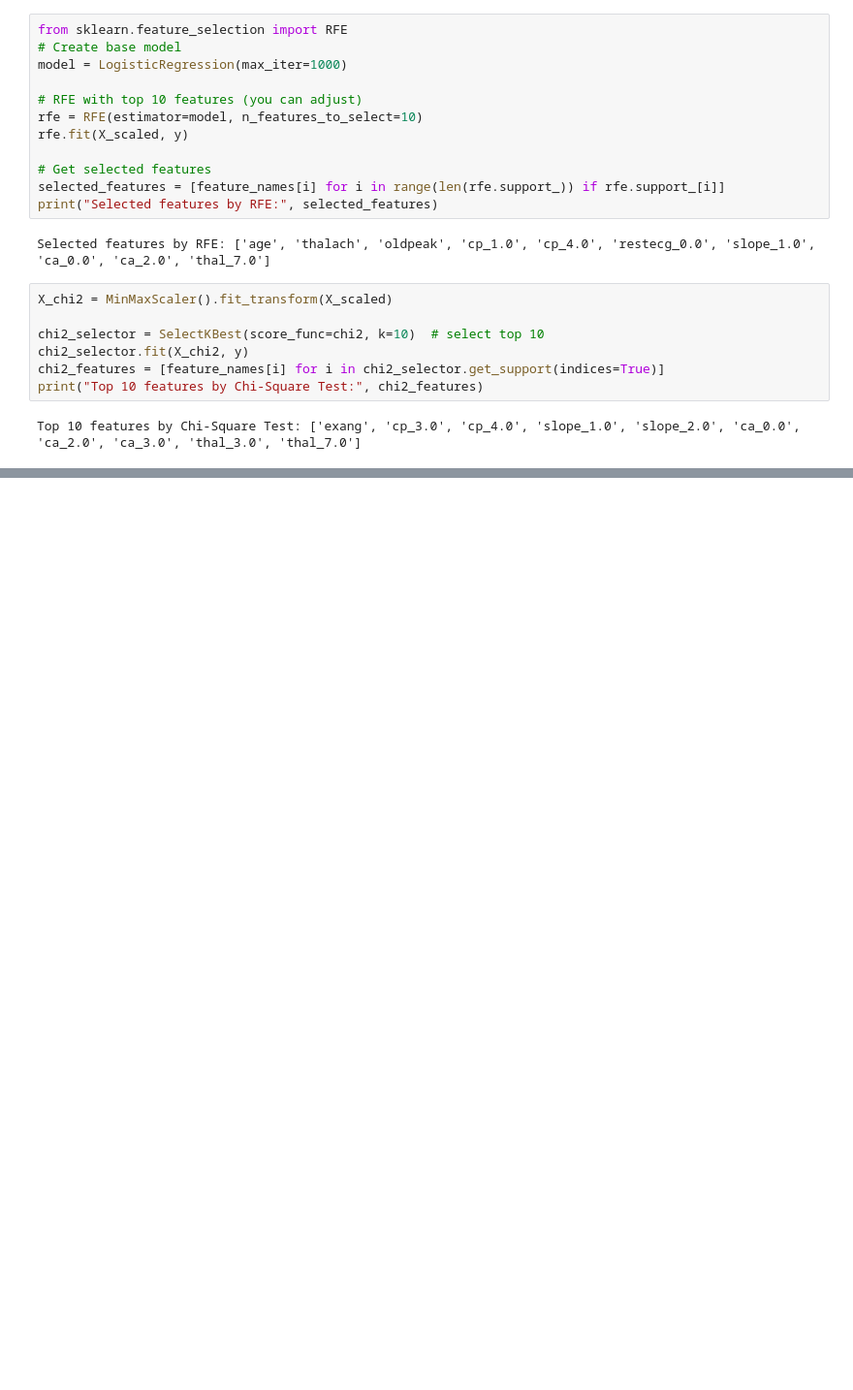
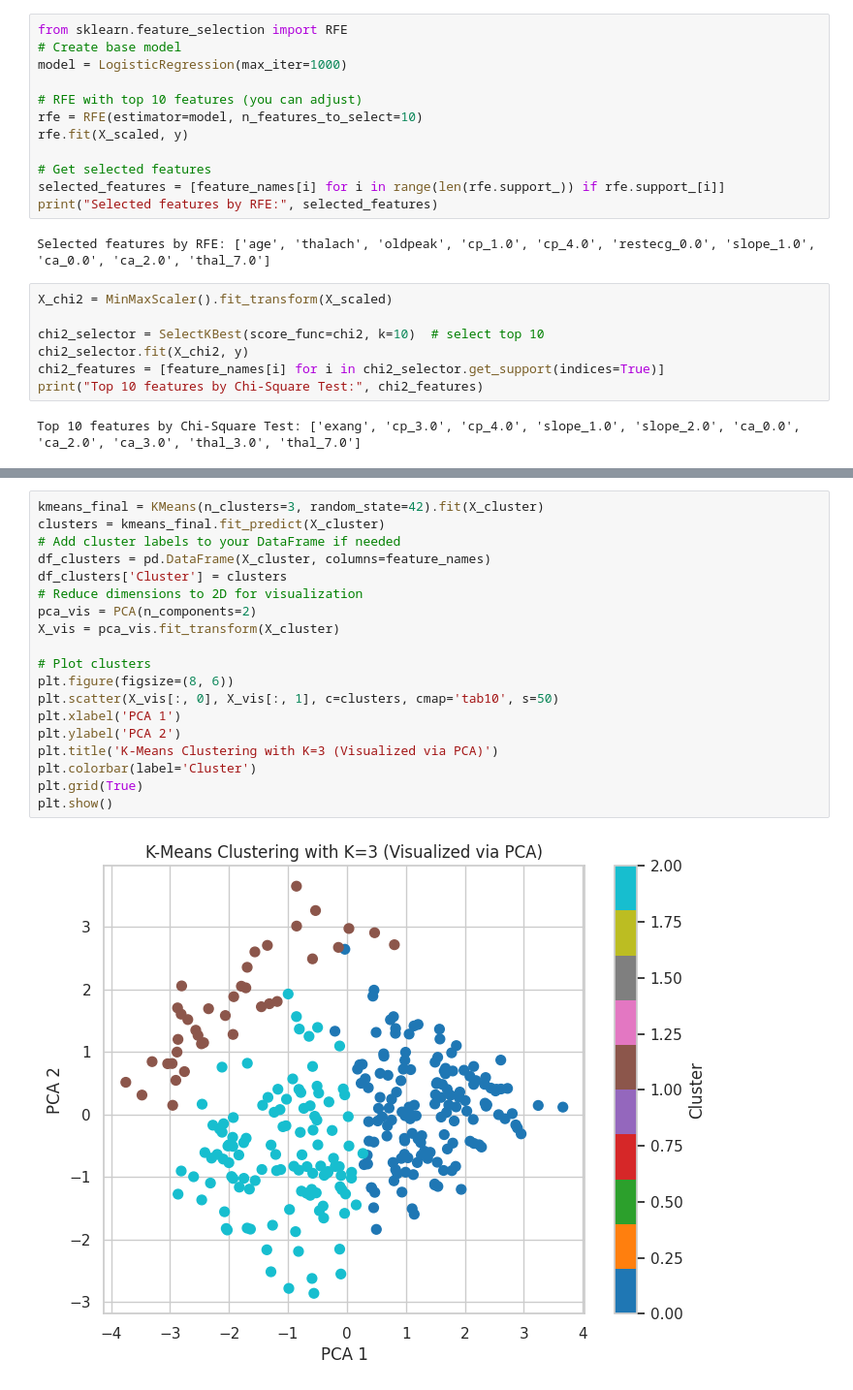
Before and after one commit to Mohamed-Elsemary/UCIHeartMLProject, a Jupyter notebook: HDUCI.ipynb, the cells around one changed output, grey strips where cells are left out. Shown at 97% size. Saved outputs shown, nothing was run; the diff lists cells and outputs as text; blank space fills up the shorter version.

```diff
--- a/HDUCI.ipynb
+++ b/HDUCI.ipynb
@@ -223,0 +333,21 @@ Final selected features for modeling: ['thal_7.0', 'ca_2.0', 'slope_1.0', 'cp_4.
+# %%
+kmeans_final = KMeans(n_clusters=3, random_state=42).fit(X_cluster)
+clusters = kmeans_final.fit_predict(X_cluster)
+# Add cluster labels to your DataFrame if needed
+df_clusters = pd.DataFrame(X_cluster, columns=feature_names)
+df_clusters['Cluster'] = clusters
+# Reduce dimensions to 2D for visualization
+pca_vis = PCA(n_components=2)
+X_vis = pca_vis.fit_transform(X_cluster)
+
+# Plot clusters
+plt.figure(figsize=(8, 6))
+plt.scatter(X_vis[:, 0], X_vis[:, 1], c=clusters, cmap='tab10', s=50)
+plt.xlabel('PCA 1')
+plt.ylabel('PCA 2')
+plt.title('K-Means Clustering with K=3 (Visualized via PCA)')
+plt.colorbar(label='Cluster')
+plt.grid(True)
+plt.show()
+# %% [output]
+[figure, added]
```
Also changed, not shown: parts of 19 cells of this notebook, 1 other file.
